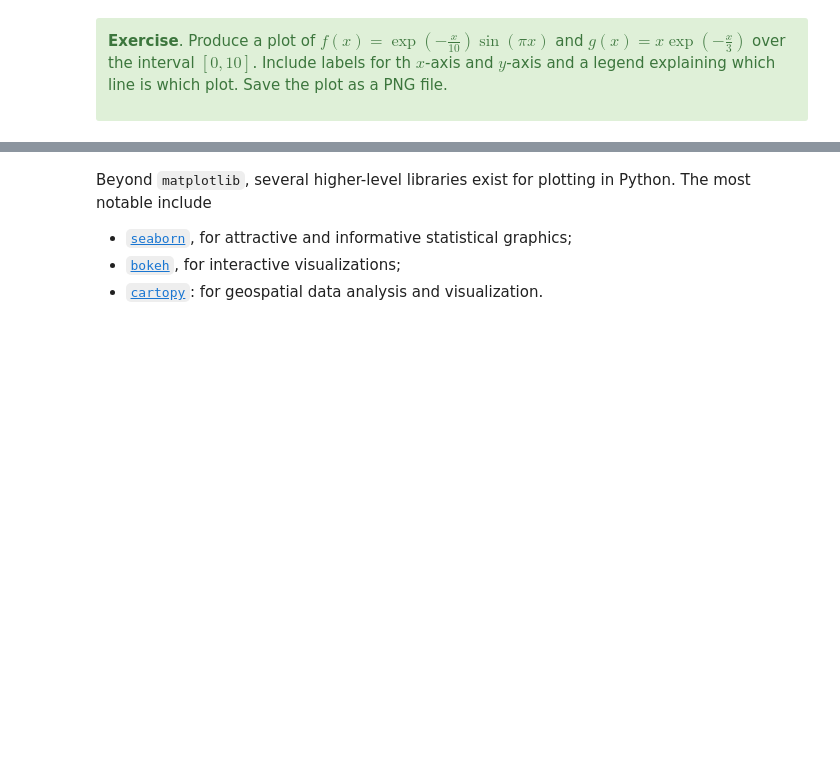
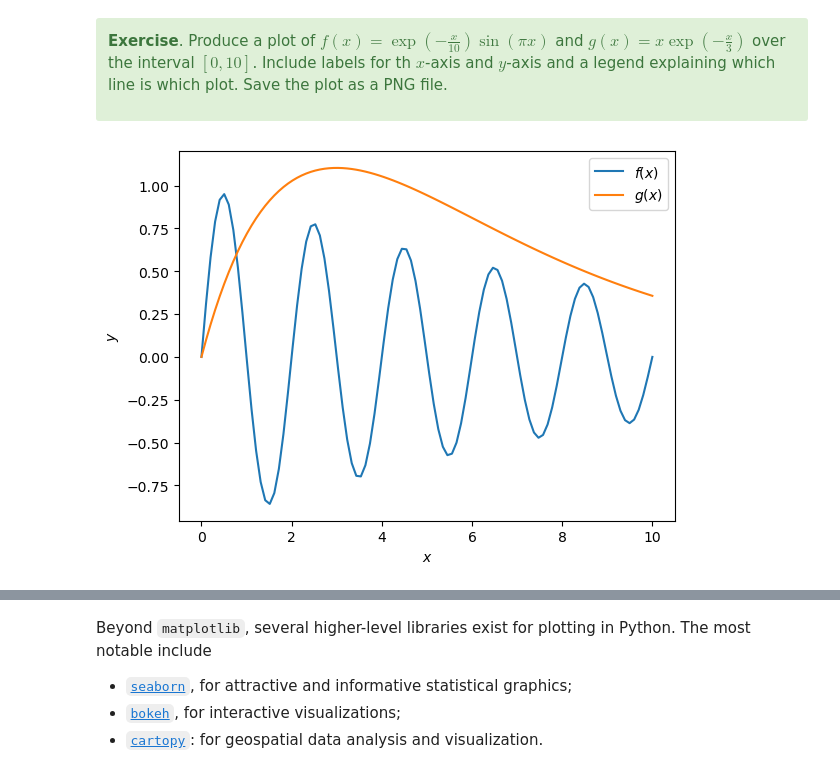
Before and after one commit to glouppe/dats0001-foundations-of-data-science, a Jupyter notebook: nb04-plots.ipynb, the cells around one changed output, grey strips where cells are left out. Cells and saved outputs as stored; diff of their text form; code cells hidden in the pictures; blank space fills up the shorter version.

```diff
--- a/nb04-plots.ipynb
+++ b/nb04-plots.ipynb
@@ -135,6 +161,28 @@ fig.savefig("myplot.pdf")
 **Exercise**. Produce a plot of $f(x) = \exp(-\frac{x}{10})\sin(\pi x)$ and $g(x) = x\exp(-\frac{x}{3})$ over the interval $[0, 10]$. Include labels for th $x$-axis and $y$-axis and a legend explaining which line is which plot. Save the plot as a PNG file.
 
 </div>
+# %%
+fig = plt.figure()
+ax = plt.axes()
+
+x = np.linspace(0, 10, 100)
+
+def f(x):
+    return np.exp(-x/10)*np.sin(np.pi*x)
+
+def g(x):
+    return x * np.exp(-x/3.)
+
+ax.plot(x, f(x), label=r"$f(x)$")
+ax.plot(x, g(x), label=r"$g(x)$")
+ax.legend()
+ax.set(xlabel=r"$x$", ylabel=r"$y$")
+
+fig.savefig("fang.png")
+
+plt.show()
+# %% [output]
+[figure, added]
 # %% [markdown]
 <div class="alert alert-success">
 
```
Also changed, not shown: parts of 33 cells of this notebook, 1 other file.
